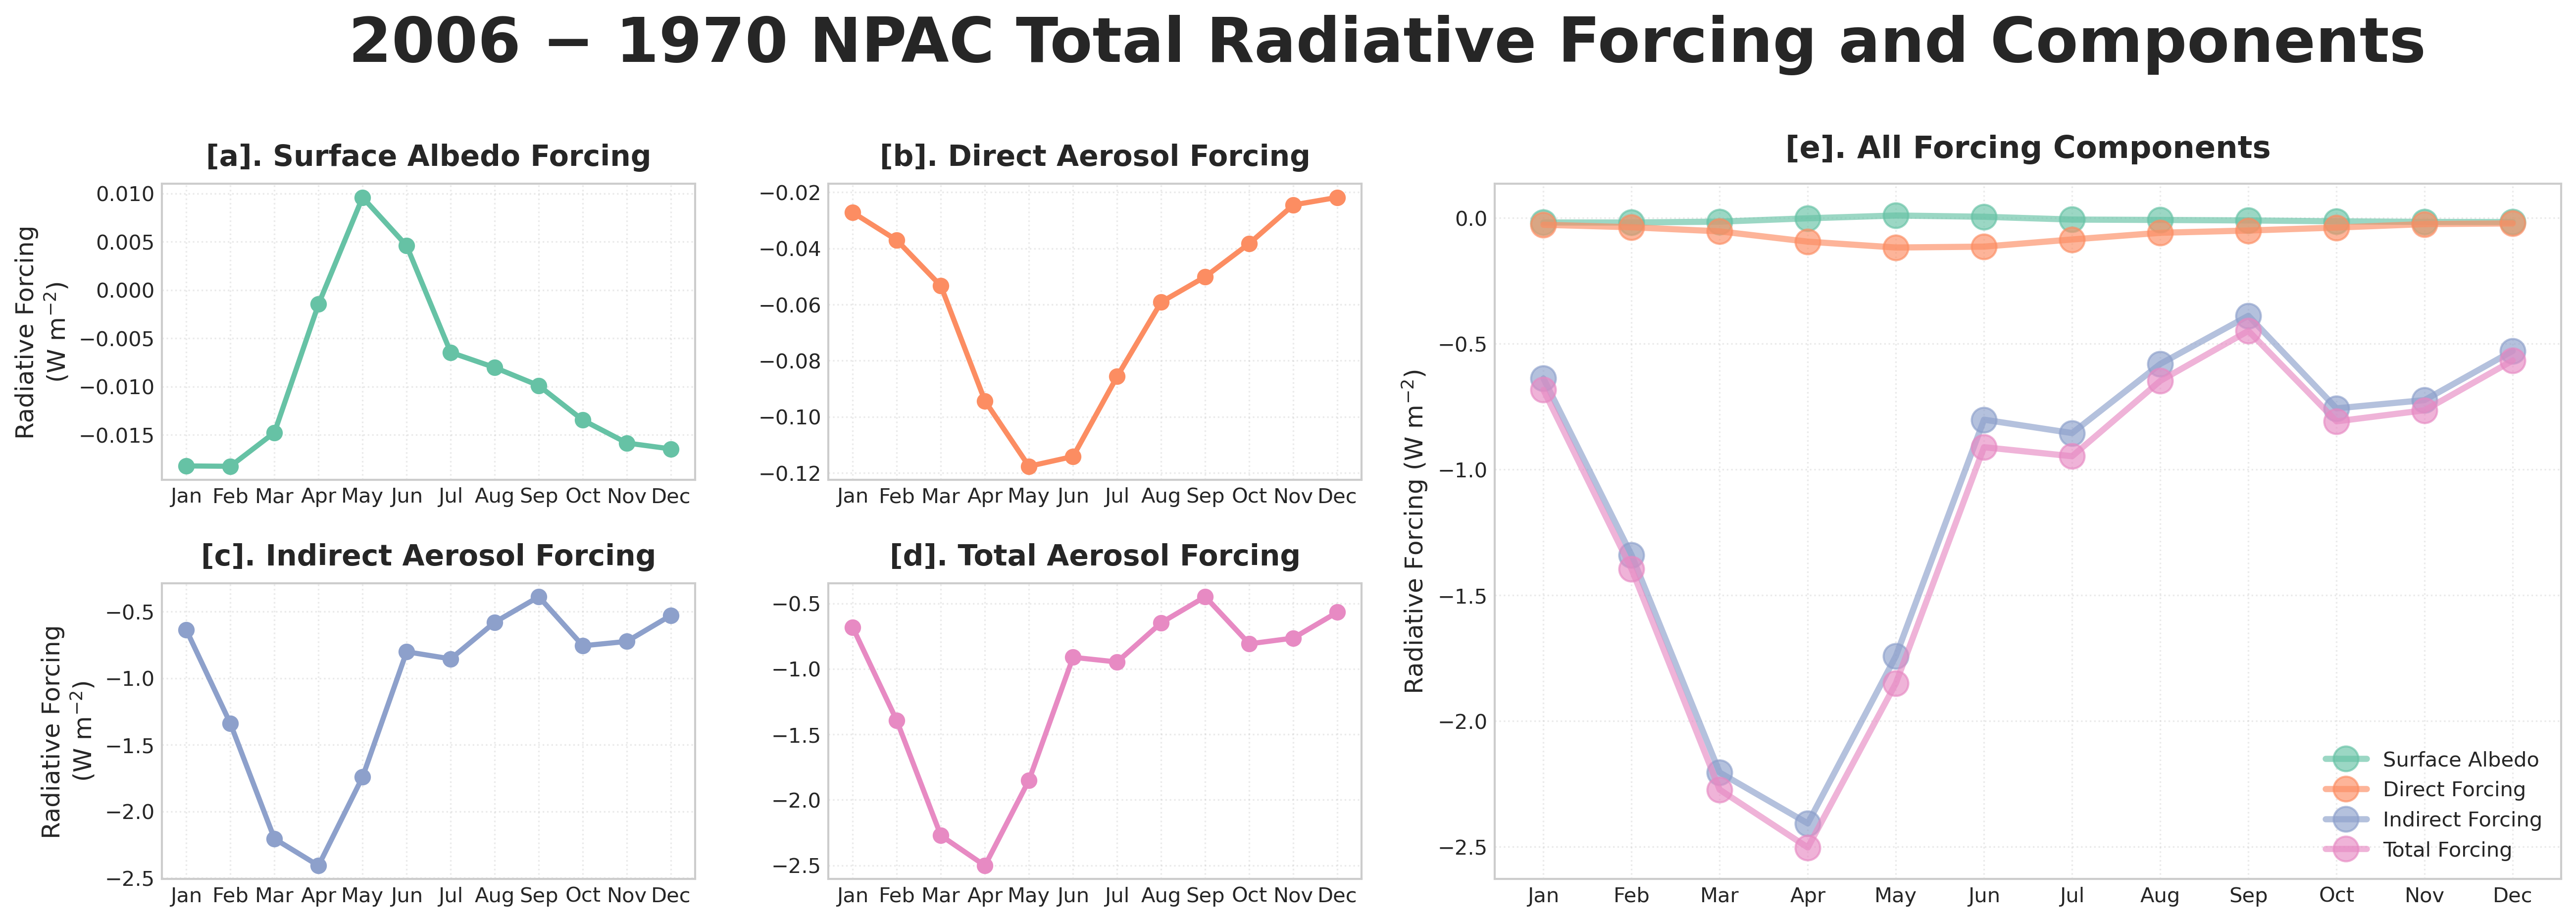
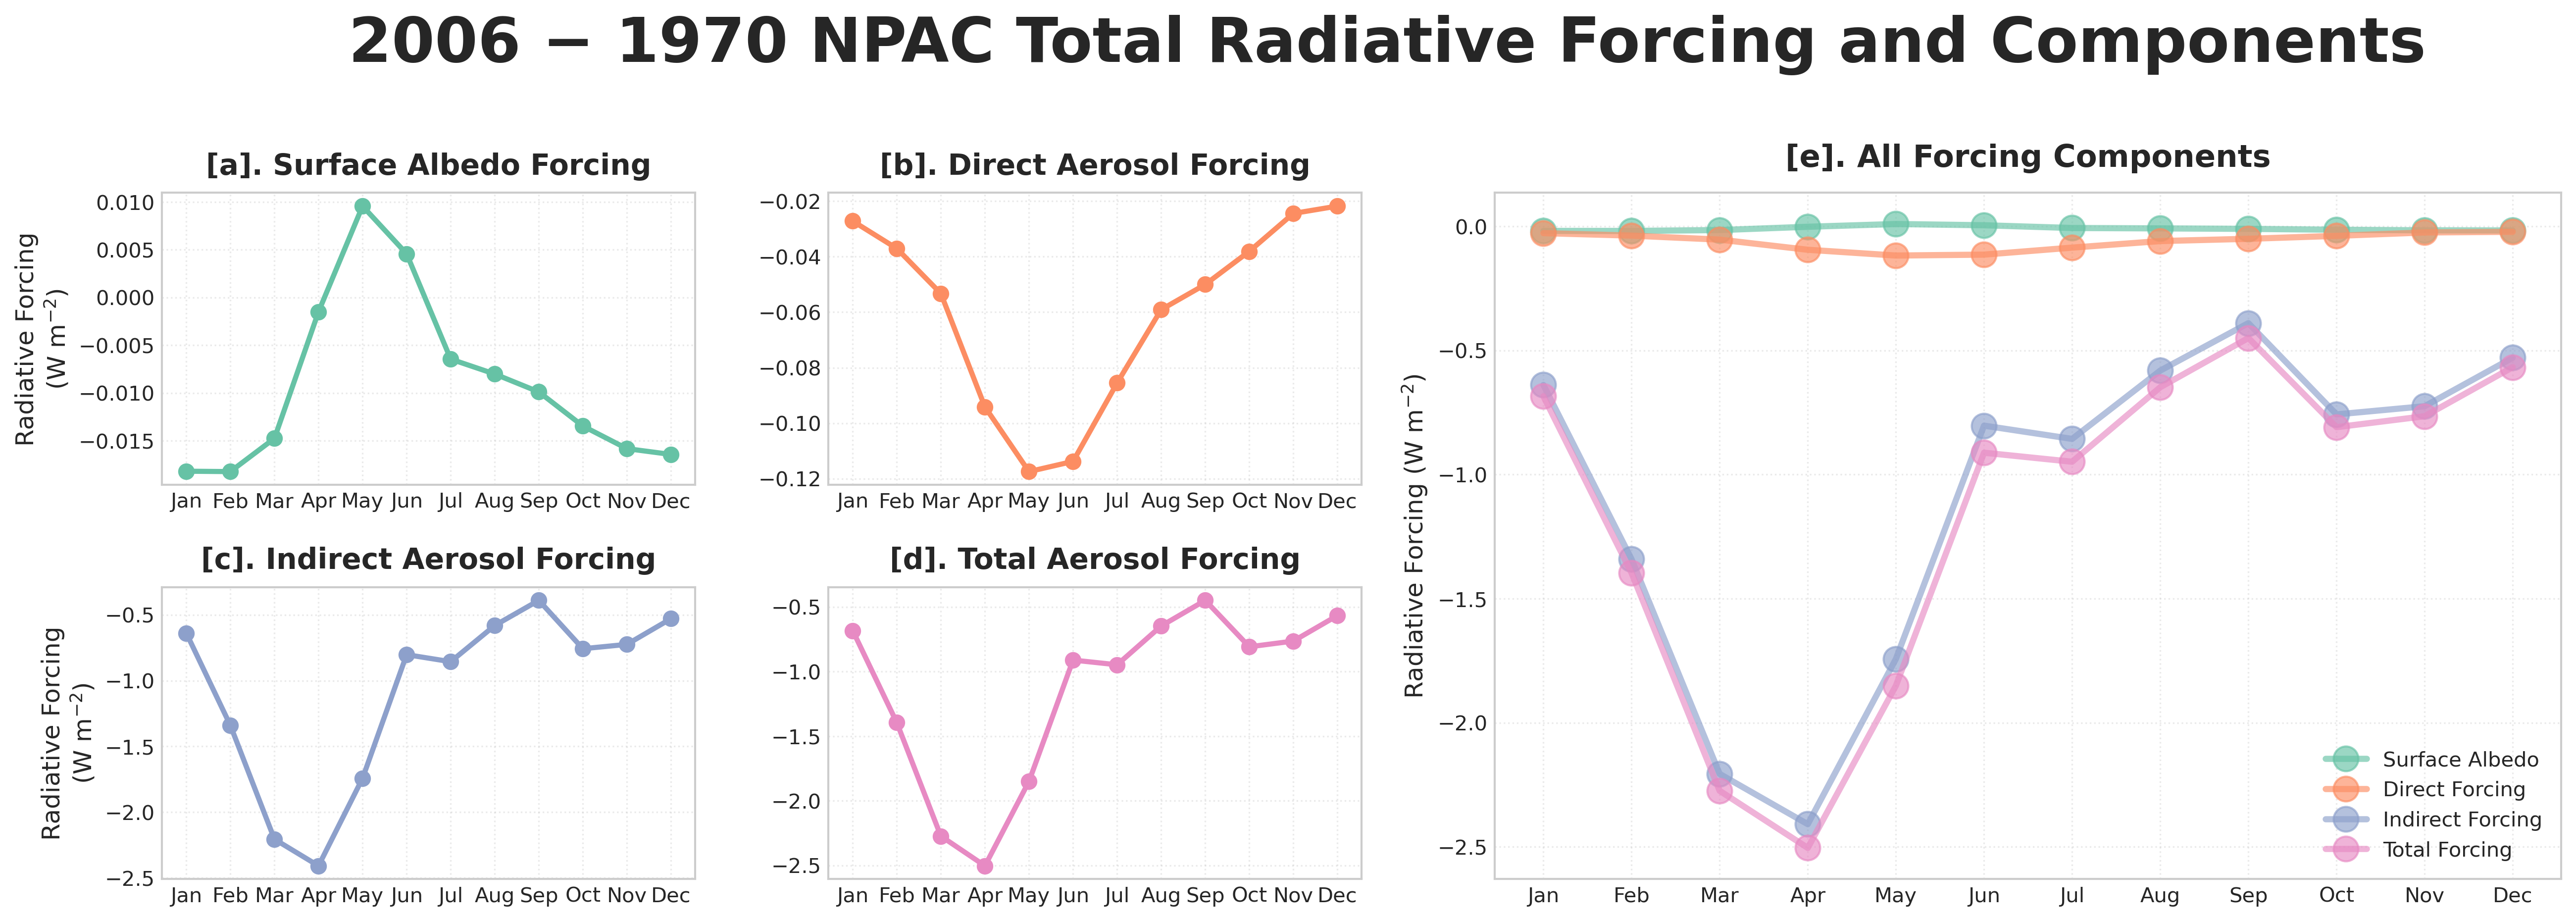
Code edit (unified diff) that turned the first committed figure into the second:
--- before
+++ after
@@ -96,8 +96,10 @@
 # Suptitle
 # ---------------------------------------------------------
-fig.suptitle("2006 − 1970 NPAC Total Radiative Forcing and Components",
-             fontsize=30, weight='bold', y=1.08)
+fig.suptitle("2006 − 1970 NPAC Total Radiative Forcing and Components", fontsize=30, weight='bold', y=1.08)
 
 plt.tight_layout()
-plt.subplots_adjust(top=0.89)
+#plt.subplots_adjust(top=0.89)
+
+plt.savefig('/glade/u/home/jzweifel/jupyter_workspaces/Masters_paper_analysis/notebooks/figures/Figure_08/Figure_08.png')
+
 plt.show()

Commit: updated figure_08